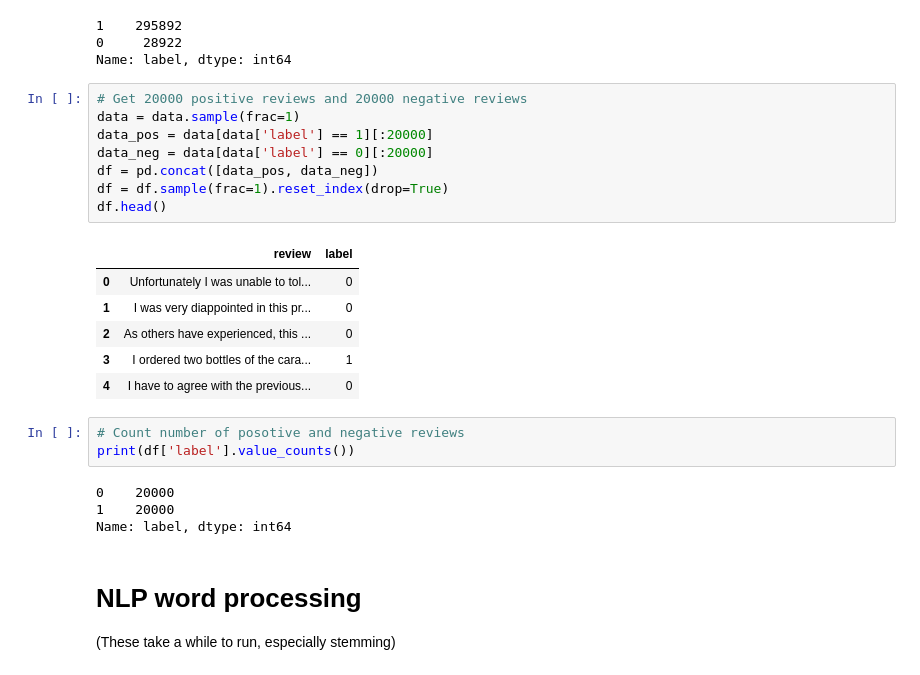
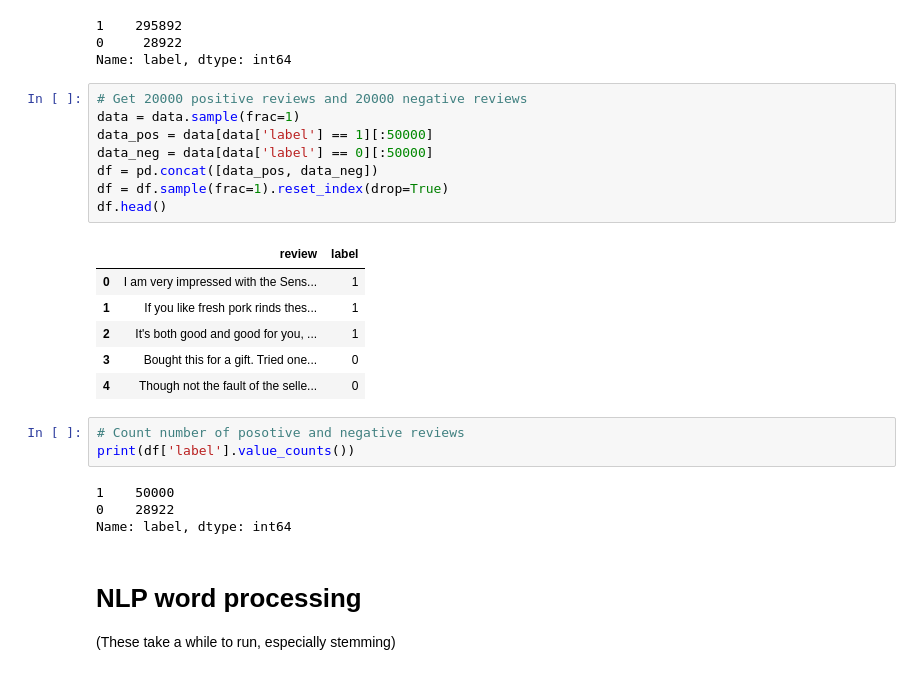
Before and after one commit to adkap2/Amazon-Fine-Foods-Analysis, a Jupyter notebook: lstm.ipynb, the cells around one changed output. Drawn from its saved outputs; the diff is of its cells as text.

```diff
--- a/lstm.ipynb
+++ b/lstm.ipynb
@@ -81,24 +81,24 @@ Name: label, dtype: int64
 # %%
 # Get 20000 positive reviews and 20000 negative reviews
 data = data.sample(frac=1)
-data_pos = data[data['label'] == 1][:20000]
-data_neg = data[data['label'] == 0][:20000]
+data_pos = data[data['label'] == 1][:50000]
+data_neg = data[data['label'] == 0][:50000]
 df = pd.concat([data_pos, data_neg])
 df = df.sample(frac=1).reset_index(drop=True)
 df.head()
 # %% [output]
 |  | review | label |
-| 0 | Unfortunately I was unable to tol... | 0 |
-| 1 | I was very diappointed in this pr... | 0 |
-| 2 | As others have experienced, this ... | 0 |
-| 3 | I ordered two bottles of the cara... | 1 |
-| 4 | I have to agree with the previous... | 0 |
+| 0 | I am very impressed with the Sens... | 1 |
+| 1 | If you like fresh pork rinds thes... | 1 |
+| 2 | It's both good and good for you, ... | 1 |
+| 3 | Bought this for a gift. Tried one... | 0 |
+| 4 | Though not the fault of the selle... | 0 |
 # %%
 # Count number of posotive and negative reviews
 print(df['label'].value_counts())
 # %% [output]
-0    20000
-1    20000
+1    50000
+0    28922
 Name: label, dtype: int64
 # %% [markdown]
 # **NLP word processing**
```
Also changed, not shown: parts of 6 cells of this notebook.
